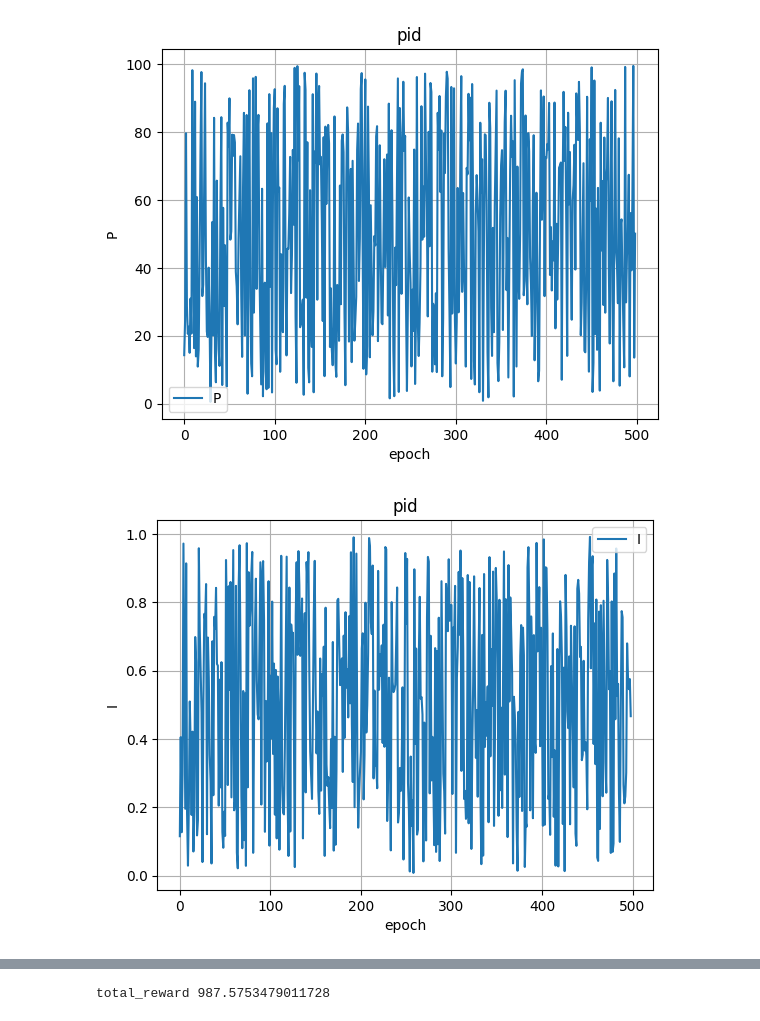
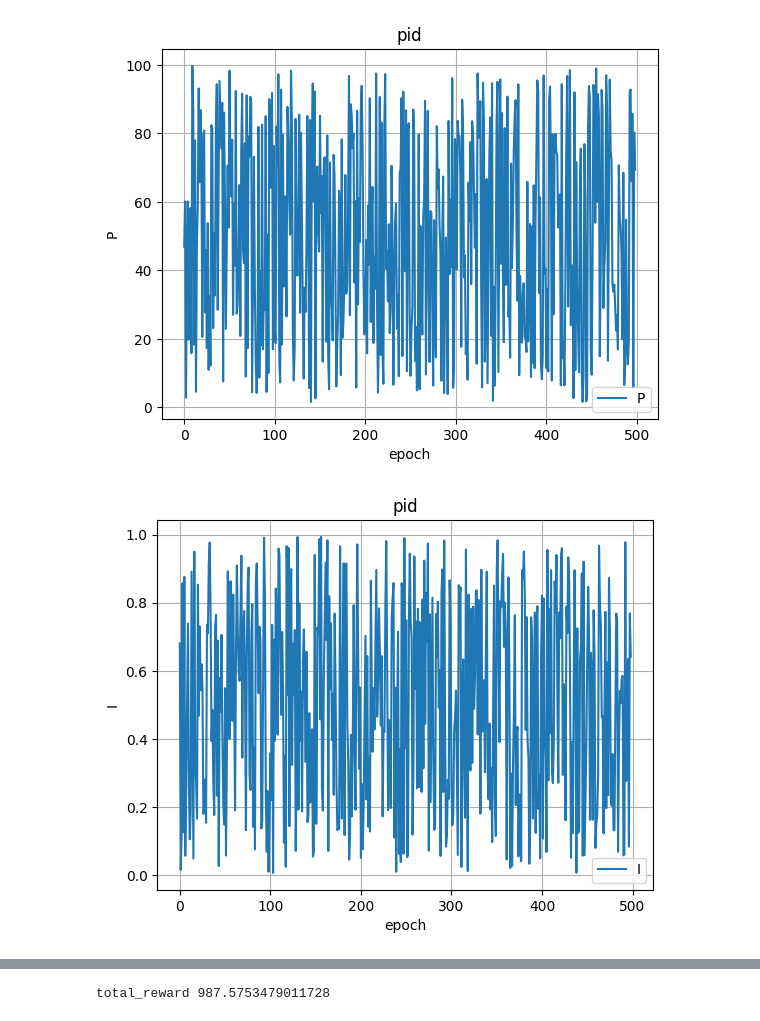
Before and after one commit to marsxw/PID_RL, a Jupyter notebook: sb3_sac_test.ipynb, the cells around one changed output, grey strips where cells are left out. Drawn from its saved outputs; the diff is of its cells as text; code cells hidden in the pictures.

```diff
--- a/sb3_sac_test.ipynb
+++ b/sb3_sac_test.ipynb
@@ -37,7 +37,7 @@ plt.show()
 all_actions = joblib.load('logs_sac/actions.npy')
 PID_train_list = []
 epoch_list = []
-sample_timepoint = 50  # 控制律100hz 使用第50个数据点数据， 就是0.5s
+sample_timepoint = 80  # 控制律100hz 使用第50个数据点数据， 就是0.5s
 for epoch, actions in enumerate(all_actions):
     if (len(actions) < sample_timepoint):
         continue
@@ -98,32 +98,32 @@ plt.plot(env.t[:env.step_num], PID[:, 0], label='P')
 plt.xlabel('t')
 plt.ylabel('P')
 plt.title('pid')
 plt.grid(True)
 plt.legend()
 plt.xlim(0, env.sim_time)
 plt.show()
 
 
 plt.plot(env.t[:env.step_num], PID[:, 1], label='I')
 plt.xlabel('t')
 plt.ylabel('I')
 plt.title('pid')
 plt.grid(True)
 plt.legend()
 plt.xlim(0, env.sim_time)
 plt.show()
 
 
 plt.plot(env.t[:env.step_num], PID[:, 2], label='D')
 plt.xlabel('t')
 plt.ylabel('D')
 plt.title('pid')
 plt.grid(True)
 plt.legend()
 plt.xlim(0, env.sim_time)
 plt.show()
 # %%
 # %% [output]
 [figure]
-[figure, old version]
+[figure, new version]
-[figure, old version]
+[figure, new version]
```
Also changed, not shown: parts of 1 cell of this notebook, 1 other file.
